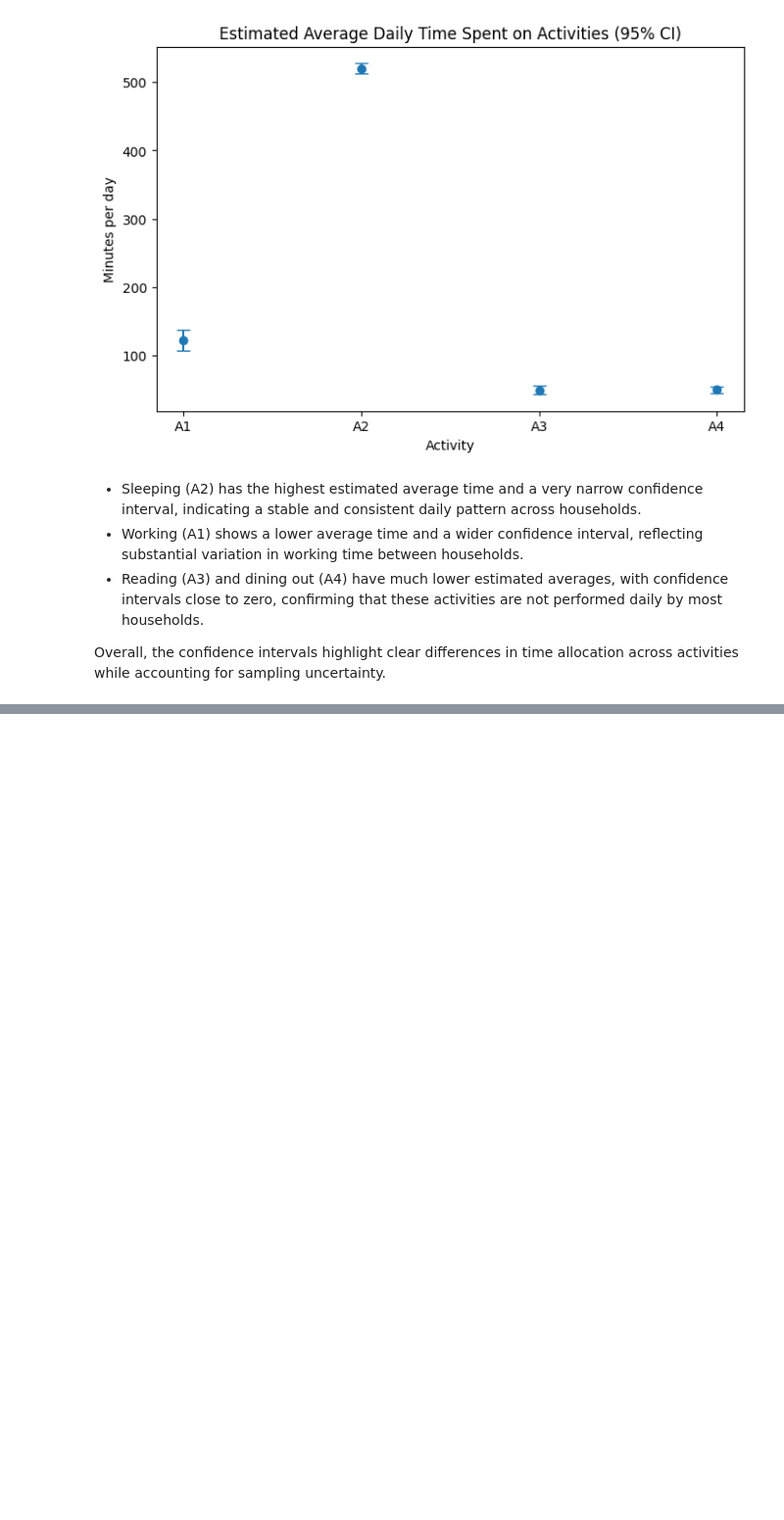
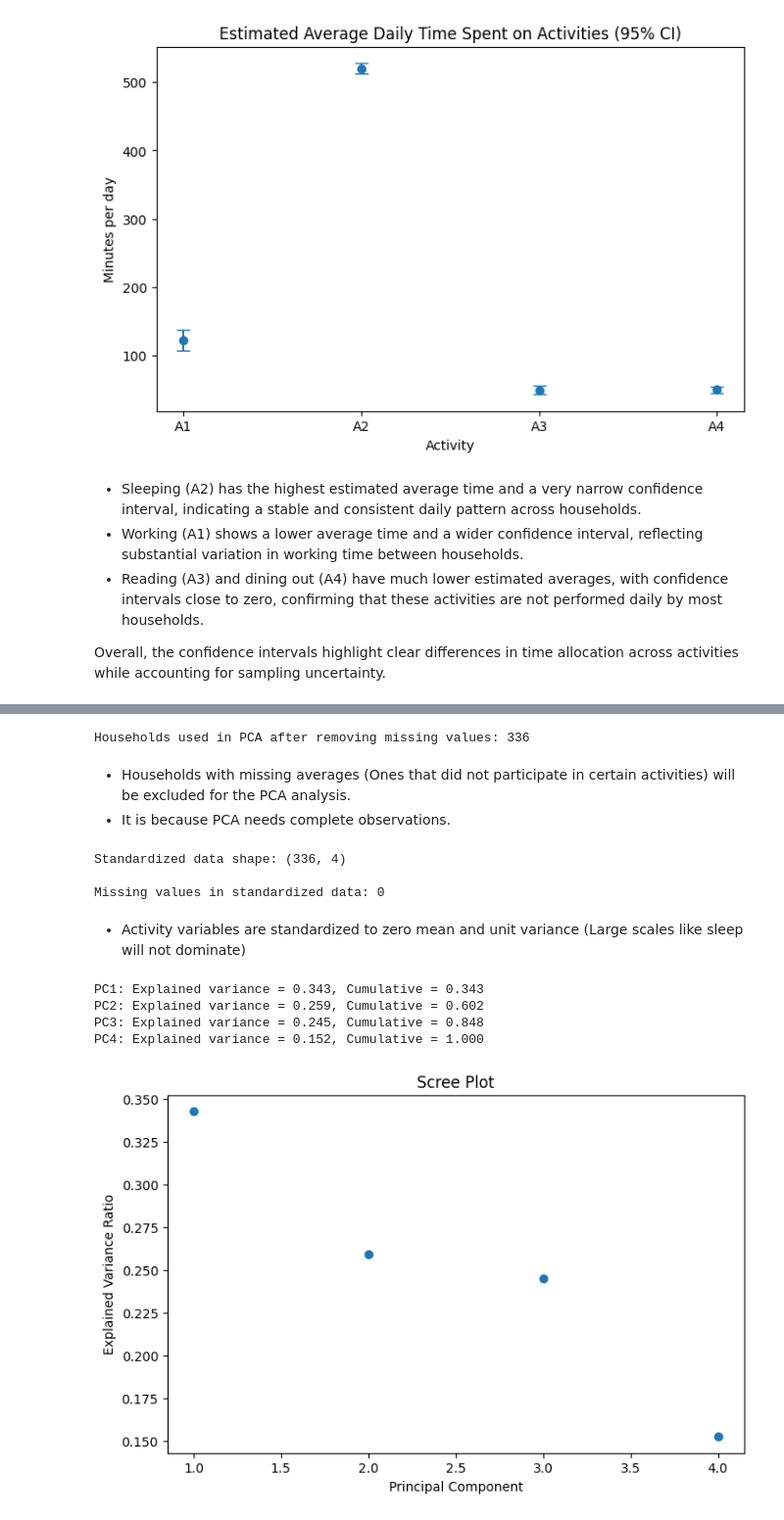
Before and after one commit to AyanaGuruge/Statistical-Data-Analysis-Project-2026, a Jupyter notebook: Group160_1.ipynb, the cells around one changed output, grey strips where cells are left out. Shown at 98% size. Cells and saved outputs as stored; diff of their text form; code cells hidden in the pictures; blank space fills up the shorter version.

```diff
--- a/Group160_1.ipynb
+++ b/Group160_1.ipynb
@@ -571,0 +953,12 @@ activities while accounting for sampling uncertainty.
+# %%
+activity_cols = ['A1', 'A2', 'A3', 'A4']
+
+# Household-level averages
+X = df_clean.groupby('kohde')[activity_cols].mean()
+
+# Standardize the data
+scaler = StandardScaler()
+X_std = scaler.fit_transform(X)
+
+print("Households used in PCA:", X.shape[0])
+print("\nMissing values in PCA data:", np.isnan(X_std).sum())
@@ -571,0 +975,47 @@ activities while accounting for sampling uncertainty.
+# %%
+# Remove households with missing values
+X_complete = X.dropna()
+
+print("Households used in PCA after removing missing values:", X_complete.shape[0])
+# %% [output]
+Households used in PCA after removing missing values: 336
+# %% [markdown]
+* Households with missing averages (Ones that did not participate in certain activities) will be excluded for the PCA analysis.
+* It is because PCA needs complete observations.
+# %%
+scaler = StandardScaler()
+X_std = scaler.fit_transform(X_complete)
+
+print("Standardized data shape:", X_std.shape)
+print("\nMissing values in standardized data:", np.isnan(X_std).sum())
+# %% [output]
+Standardized data shape: (336, 4)
+
+Missing values in standardized data: 0
+# %% [markdown]
+* Activity variables are standardized to zero mean and unit variance (Large scales like sleep will not dominate)
+# %%
+# PCA
+pca = PCA()
+X_pca = pca.fit_transform(X_std)
+
+# Explained variance ratio
+explained_variance = pca.explained_variance_ratio_
+cum_var = explained_variance.cumsum()
+
+for i, (ev, cv) in enumerate(zip(explained_variance, cum_var), start=1):
+    print(f"PC{i}: Explained variance = {ev:.3f}, Cumulative = {cv:.3f}")
+
+# Scree plot
+plt.figure(figsize=(8, 5))
+plt.plot(range(1, len(explained_variance) + 1), explained_variance, 'o')
+plt.xlabel('Principal Component')
+plt.ylabel('Explained Variance Ratio')
+plt.title('Scree Plot')
+plt.show()
+# %% [output]
+PC1: Explained variance = 0.343, Cumulative = 0.343
+PC2: Explained variance = 0.259, Cumulative = 0.602
+PC3: Explained variance = 0.245, Cumulative = 0.848
+PC4: Explained variance = 0.152, Cumulative = 1.000
+[figure, added]
```
Also changed, not shown: parts of 32 cells of this notebook.
